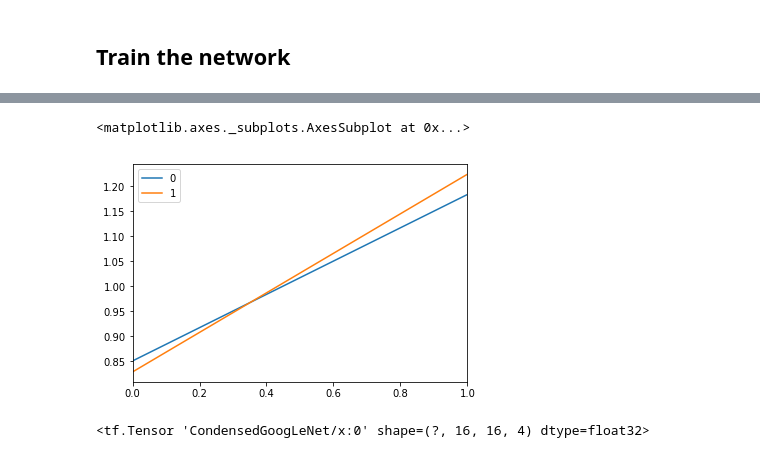
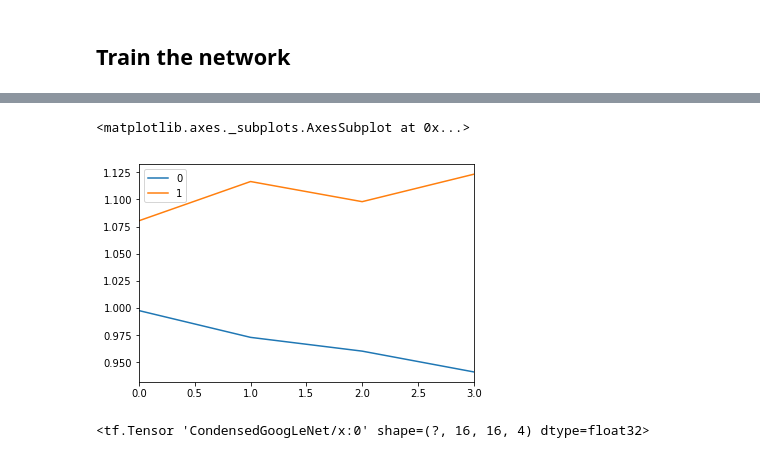
Before and after one commit to kathy-jzh/DeepLearningAllocationCNN, a Jupyter notebook: data_and_training.ipynb, the cells around one changed output, grey strips where cells are left out. Drawn from its saved outputs; the diff is of its cells as text; code cells hidden in the pictures.

```diff
--- a/data_and_training.ipynb
+++ b/data_and_training.ipynb
@@ -13,7 +13,7 @@ import os
 %autoreload 2
 %matplotlib inline
 # %%
-folder_for_samples = 'data/cnn_samples/regular'
+folder_for_samples = 'data/cnn_samples'
 # %% [markdown]
 # Data Processing
 # %% [markdown]
@@ -48,7 +52,9 @@ Textarea(value='', layout=Layout(border='1px solid #999999', height='200px', wid
 # %%
 %%time
 
-X_train, X_val, X_test, Y_train, Y_val, Y_test = get_training_data_from_path(samples_path=folder_for_samples,
+path_to_retrieve_samples = folder_for_samples+'/VWAP_1_week_2015_2017_all_stocks'
+
+X_train, X_val, X_test, Y_train, Y_val, Y_test = get_training_data_from_path(samples_path=path_to_retrieve_samples,
                                 targets_type='VWAP_targets',
                                 train_val_size=2 / 3.,
                                 train_size=0.75,
@@ -64,11 +70,11 @@ Wall time: 1.37 s
 shape_x,shape_y = list(X_train.shape),list(Y_train.shape)
 shape_x[0],shape_y[0] = None,None
 
-GoogleNet_hyperparams.update({'learning_rate':0.003,'dropout':0.20})
+GoogleNet_hyperparams.update({'learning_rate':0.002,'dropout':0.20})
 
 network = CondensedGoogLeNet(shape_x=shape_x,shape_y=shape_y,hyperparams=GoogleNet_hyperparams)
 
-n_test = 15000
+n_test = 30000
 checkpoints_folder = 'model_checkpoints'
 checkpoint_prefix = 'ckpt'
 model_checkpoints_path = os.path.join(checkpoints_folder,checkpoint_prefix)
@@ -79,8 +85,8 @@ X_train1, X_val1, Y_train1, Y_val1 =  X_train[:n_test], X_val[:n_test], Y_train[
 
 
 path_restore = (tf.train.latest_checkpoint('model_checkpoints') or '')+'.meta'
-GN_pred, GN_training_loss, GN_val_loss = train_predict(X=X_train1, Y=Y_train1, batch_size=30, valX=X_val1, valY=Y_val1,
+GN_pred, GN_training_loss, GN_val_loss = train_predict(X=X_train1, Y=Y_train1, batch_size=100, valX=X_val1, valY=Y_val1,
                                                        model_ckpt_path=model_checkpoints_path, is_bayesian=True,
-                                                       epochs=2, net=network,save_step =2,cost_sensitive_loss=False,restore=True,
+                                                       epochs=4, net=network,save_step =2,cost_sensitive_loss=True,restore=True,
                                                        model_ckpt_path_to_restore=path_restore)
 # %% [output]
@@ -88,8 +101,8 @@ Textarea(value='', layout=Layout(border='1px solid #999999', height='200px', wid
 # %%
-pd.DataFrame([GN_training_loss,GN_val_loss]).plot()
+pd.DataFrame([GN_training_loss,GN_val_loss]).T.plot()
 # %% [output]
 <matplotlib.axes._subplots.AxesSubplot at 0x...>
-[figure, old version]
+[figure, new version]
 # %%
 network.x
 # %% [output]
```
Also changed, not shown: parts of 6 cells of this notebook, 3 other files.
